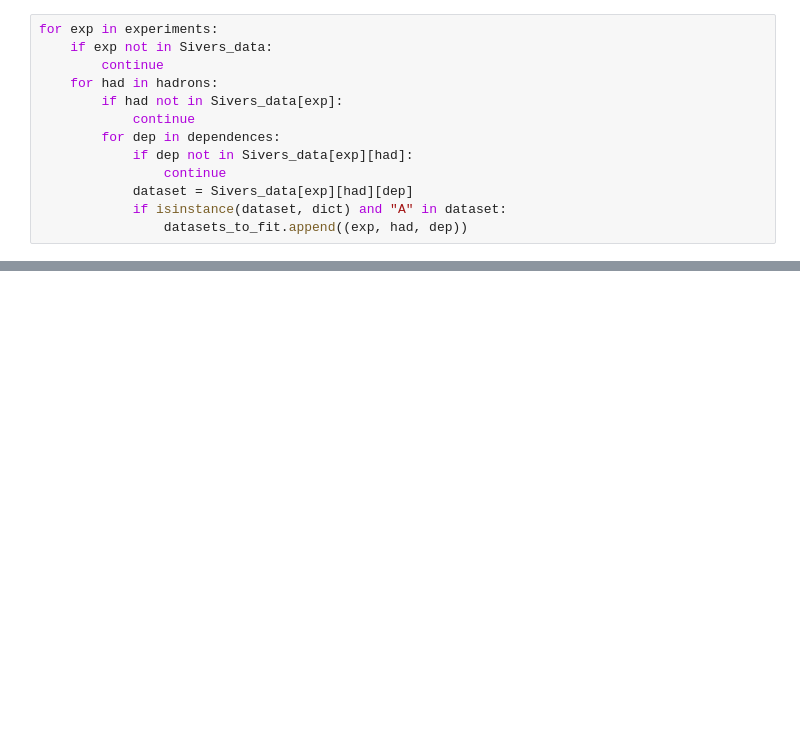
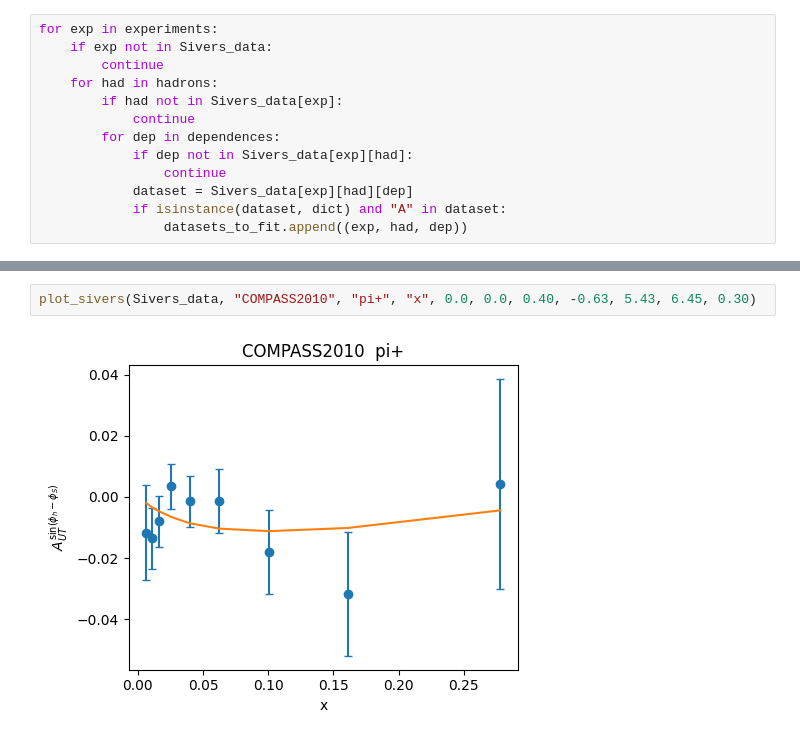
Before and after one commit to siddhesh-padval/Boglione2018dqd, a Jupyter notebook: Boglione2018dqd.ipynb, the cells around one changed output, grey strips where cells are left out. Cells and saved outputs as stored; diff of their text form; blank space fills up the shorter version.

```diff
--- a/Boglione2018dqd.ipynb
+++ b/Boglione2018dqd.ipynb
@@ -278,0 +274,4 @@ plot_sivers(Sivers_data, "COMPASS2017_BIN_4", "h+", "x", 0.40, -0.63, 5.43, 6.45
+# %%
+plot_sivers(Sivers_data, "COMPASS2010", "pi+", "x", 0.0, 0.0, 0.40, -0.63, 5.43, 6.45, 0.30)
+# %% [output]
+[figure, added]
```
Also changed, not shown: parts of 18 cells of this notebook.
